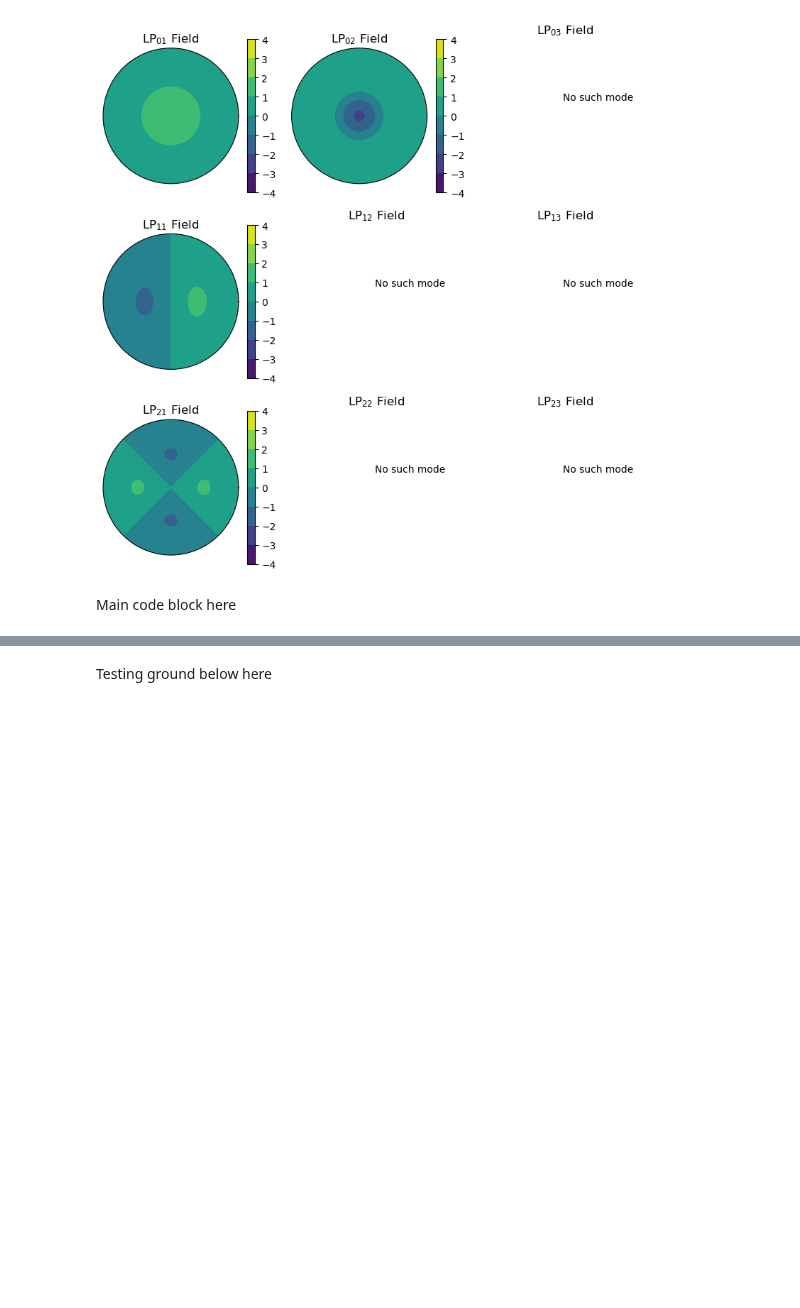
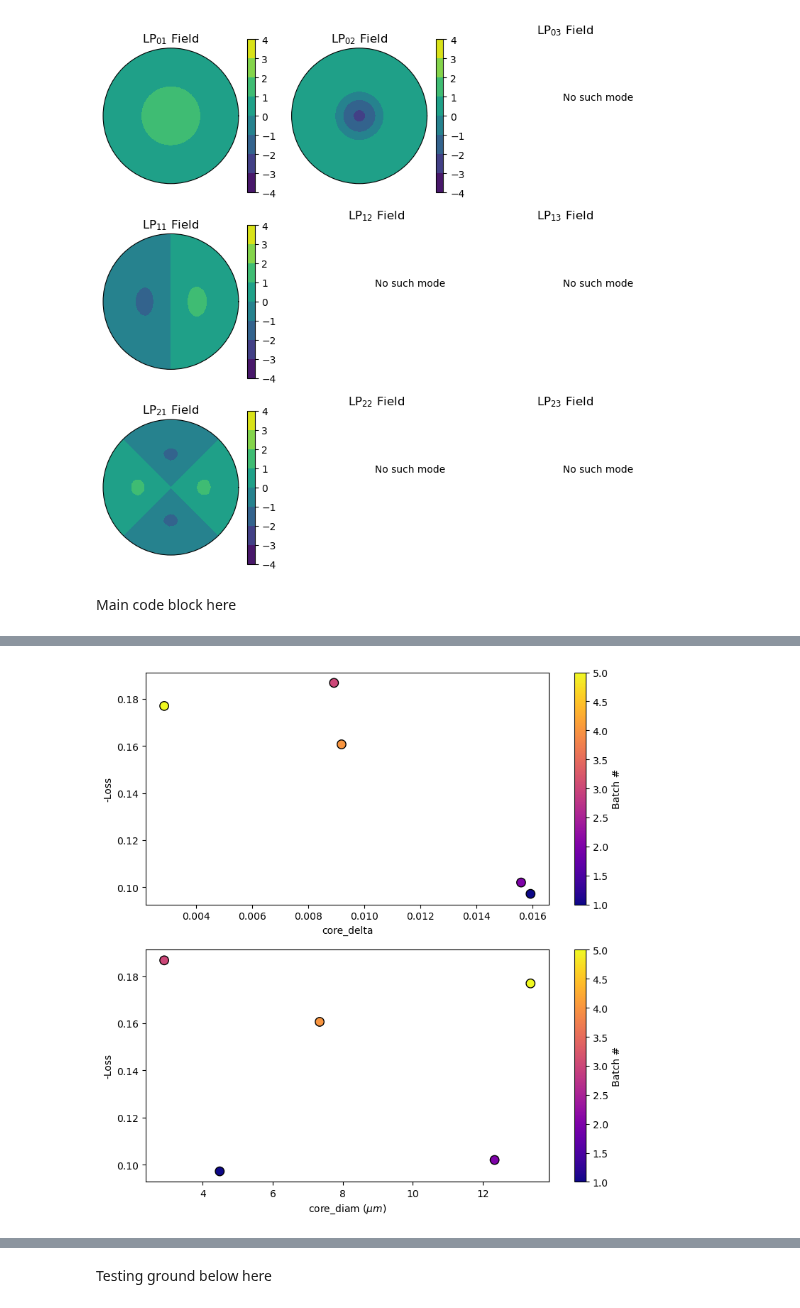
Before and after one commit to SAIL-Labs/RSoft-Automaton, a Jupyter notebook: Data_Manip.ipynb, the cells around one changed output, grey strips where cells are left out. Drawn from its saved outputs; the diff is of its cells as text; code cells hidden in the pictures; blank space fills up the shorter version.

```diff
--- a/Data_Manip.ipynb
+++ b/Data_Manip.ipynb
@@ -163,0 +158,39 @@ Main code block here
+# %%
+'''
+save results for plotting/analysis
+'''
+
+# Unpack results
+x_iters = [r["params"] for r in all_results]  # parameter sets
+y_vals = [-r["result"] for r in all_results]  # throughput values
+batch_numbers = [r['Iteration'] for r in all_results]
+
+# Suppose x_iters and y_vals are already defined
+core_delta = [params[0] for params in x_iters]
+core_diam = [params[1] for params in x_iters]
+throughput = [-y for y in y_vals]  # Convert back to positive if you minimized -throughput
+# iteration = np.arange(1, len(x_iters) + 1)
+# iteration = iteration
+
+fig, axes = plt.subplots(2, 1, figsize=(8, 8), sharey=True)
+
+# First subplot: core_delta vs throughput
+sc1 = axes[0].scatter(core_delta, throughput, c=batch_numbers, cmap='plasma', s=80, edgecolor='k')
+axes[0].set_xlabel("core_delta")
+axes[0].set_ylabel("-Loss")
+# axes[0].set_title("core_delta vs Throughput")
+cbar1 = plt.colorbar(sc1, ax=axes[0])
+cbar1.set_label("Batch #")
+
+# Second subplot: core_diam vs throughput
+sc2 = axes[1].scatter(core_diam, throughput, c=batch_numbers, cmap='plasma', s=80, edgecolor='k')
+axes[1].set_xlabel(r"core_diam ($\mu m$)")
+axes[1].set_ylabel("-Loss")
+# axes[1].set_title("core_diam vs Throughput")
+cbar2 = plt.colorbar(sc2, ax=axes[1])
+cbar2.set_label("Batch #")
+
+plt.tight_layout()
+plt.show()
+# %% [output]
+[figure, added]
```
Also changed, not shown: parts of 6 cells of this notebook, 22 other files.
